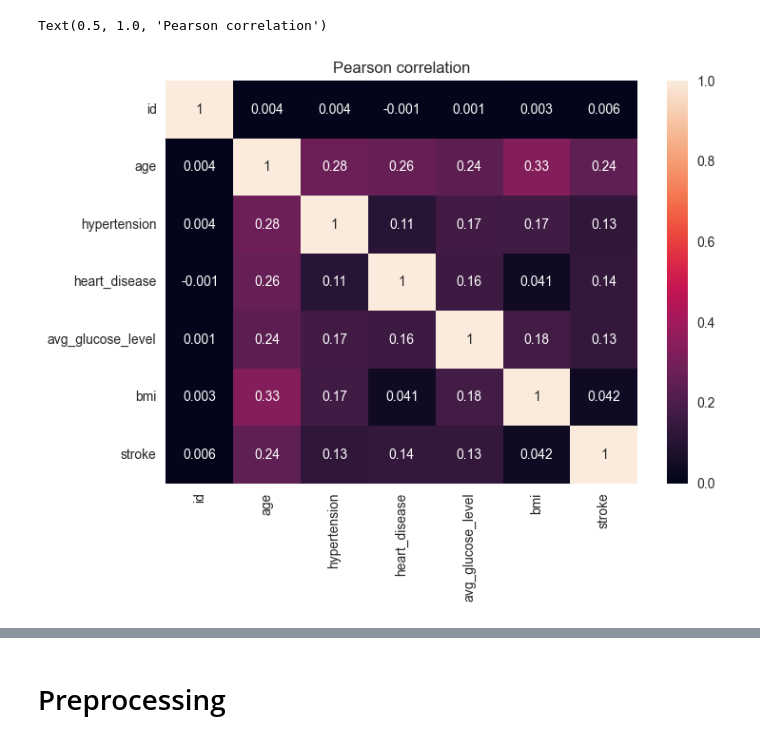
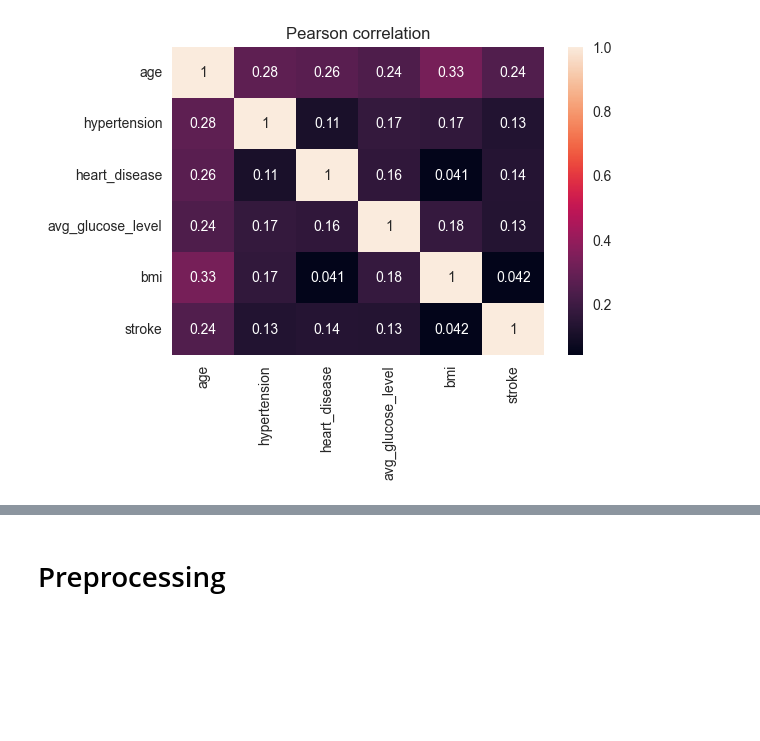
Before and after one commit to maxADeVisser/IDSS_PW3, a Jupyter notebook: data_preprocessing.ipynb, the cells around one changed output, grey strips where cells are left out. Drawn from its saved outputs; the diff is of its cells as text; code cells hidden in the pictures; blank space fills up the shorter version.

```diff
--- a/data_preprocessing.ipynb
+++ b/data_preprocessing.ipynb
@@ -20,6 +26,10 @@ torch.manual_seed(rs) # for reproducibility
 # %%
 df_raw = pd.read_csv("healthcare-dataset-stroke-data.csv")
+df_raw = df_raw.drop(columns=['id'])
 display(df_raw.head())
 print("Dataset statistics:")
-df_raw.describe()
+display(df_raw.describe())
+
+sns.pairplot(df_raw, hue='stroke')
+plt.show()
 # %% [output]
@@ -47,8 +64,9 @@ sns.pairplot(df_raw, hue='stroke')
 # %%
-# make correlation plot
+# Initial correlation plot (this excludes categorical variables since they are not encoded yet)
+plt.figure(figsize=(6, 4))
 corr = df_raw.corr("pearson").round(3)
 sns.heatmap(corr, annot=True)
 plt.title("Pearson correlation")
+plt.show()
 # %% [output]
-Text(0.5, 1.0, 'Pearson correlation')
-[figure, old version]
+[figure, new version]
```
Also changed, not shown: parts of 18 cells of this notebook.
